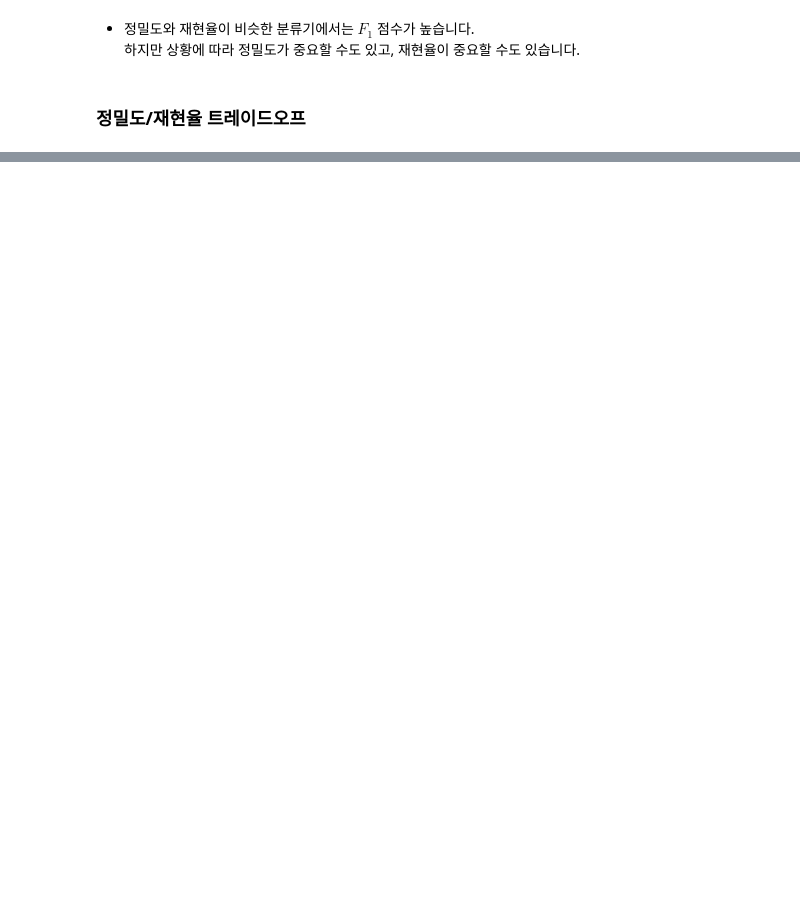
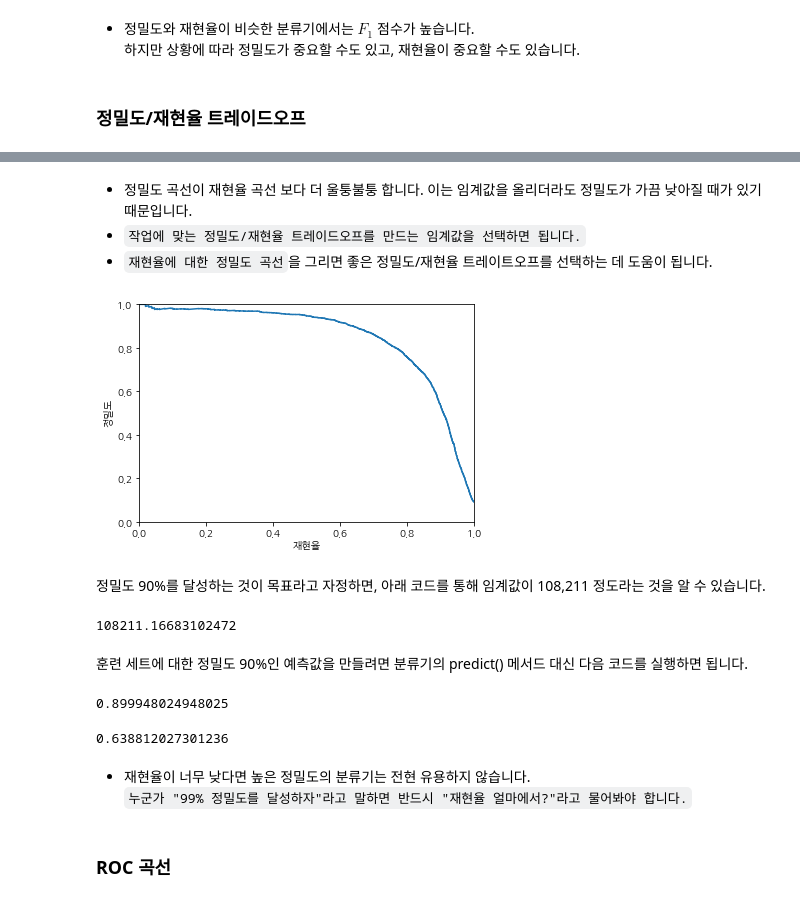
Before and after one commit to cloudallera/handson-ml, a Jupyter notebook: _mystudy/03_classification.ipynb, the cells around one changed output, grey strips where cells are left out. Saved outputs shown, nothing was run; the diff lists cells and outputs as text; code cells hidden in the pictures; blank space fills up the shorter version.

```diff
--- a/_mystudy/03_classification.ipynb
+++ b/_mystudy/03_classification.ipynb
@@ -278,0 +334,39 @@ f1_score(y_train_5, y_train_pred)
+# %% [markdown]
+- 정밀도 곡선이 재현율 곡선 보다 더 울퉁불퉁 합니다. 이는 임계값을 올리더라도 정밀도가 가끔 낮아질 때가 있기 때문입니다.
+- `작업에 맞는 정밀도/재현율 트레이드오프를 만드는 임계값을 선택하면 됩니다.`
+- `재현율에 대한 정밀도 곡선`을 그리면 좋은 정밀도/재현율 트레이트오프를 선택하는 데 도움이 됩니다.
+# %%
+def plot_precision_vs_recall(precisions, recalls):
+    plt.plot(recalls, precisions)
+    plt.xlabel("재현율")
+    plt.ylabel("정밀도")
+    plt.ylim([0, 1])
+    plt.xlim([0, 1])
+
+plot_precision_vs_recall(precisions, recalls)
+plt.show()
+# %% [output]
+[figure, added]
+# %% [markdown]
+정밀도 90%를 달성하는 것이 목표라고 자정하면, 아래 코드를 통해 임계값이 108,211 정도라는 것을 알 수 있습니다.
+# %%
+thresholds_90 = thresholds[np.argmin(np.array(abs(precisions - 0.9)))]
+thresholds_90
+# %% [output]
+108211.16683102472
+# %% [markdown]
+훈련 세트에 대한 정밀도 90%인 예측값을 만들려면 분류기의 predict() 메서드 대신 다음 코드를 실행하면 됩니다.
+# %%
+y_train_pred_90 = (y_scores > thresholds_90)
+precision_score(y_train_5, y_train_pred_90)
+# %% [output]
+0.899948024948025
+# %%
+recall_score(y_train_5, y_train_pred_90)
+# %% [output]
+0.638812027301236
+# %% [markdown]
+- 재현율이 너무 낮다면 높은 정밀도의 분류기는 전현 유용하지 않습니다.<br>
+   `누군가 "99% 정밀도를 달성하자"라고 말하면 반드시 "재현율 얼마에서?"라고 물어봐야 합니다.`
+# %% [markdown]
+### ROC 곡선
```
Also changed, not shown: parts of 69 cells of this notebook.
